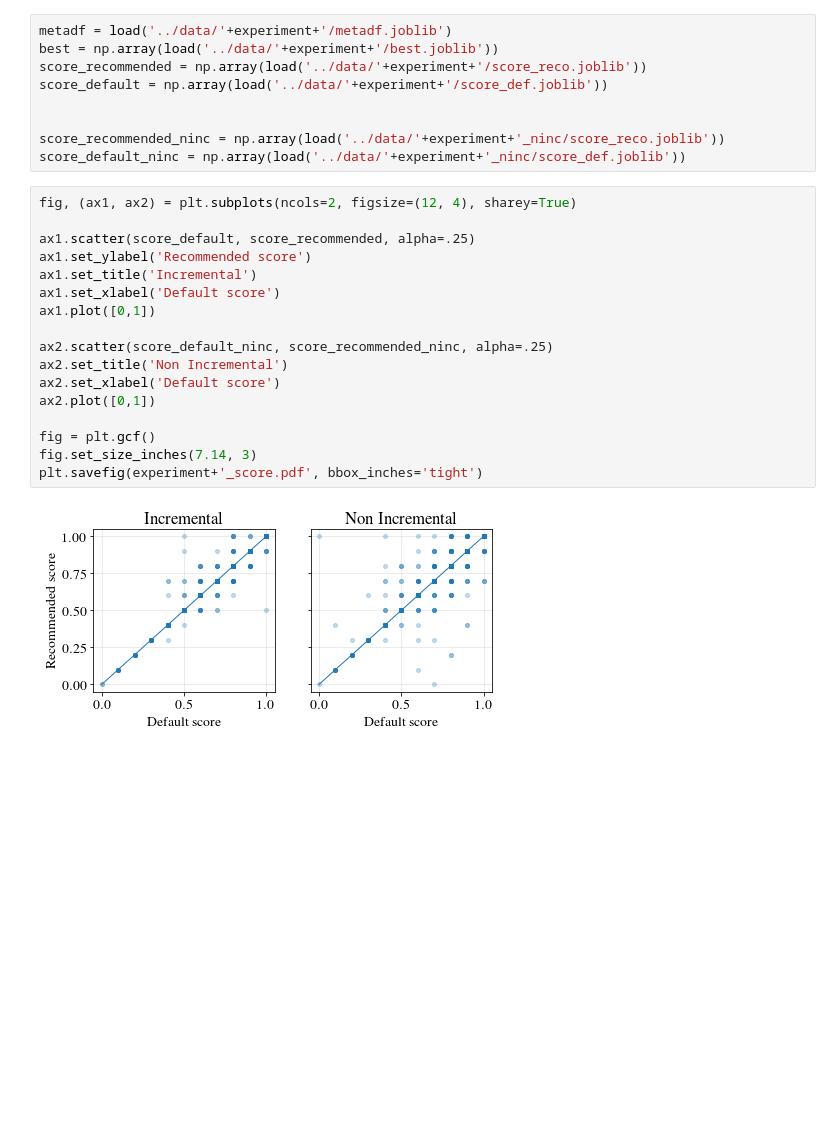
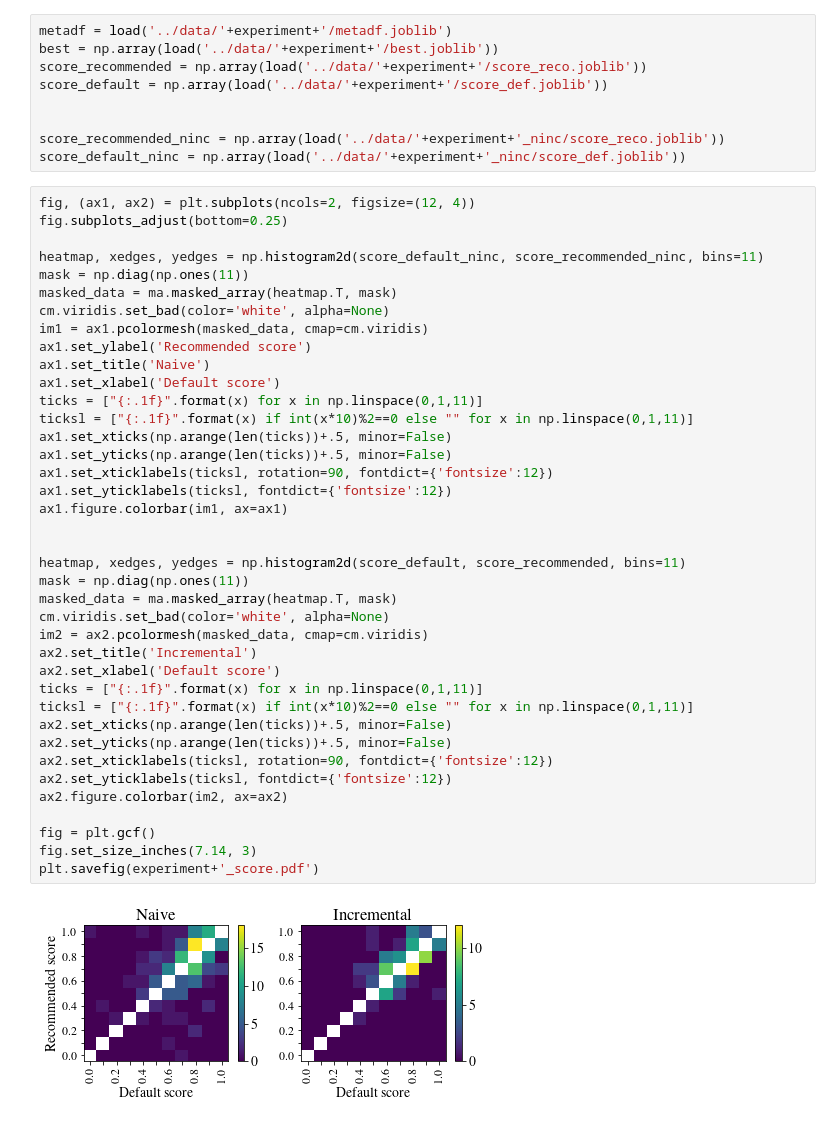
Before and after one commit to maffei2443/meta_experiments, a Jupyter notebook: notebooks/covtype.ipynb, the cells around one changed output. Drawn from its saved outputs; the diff is of its cells as text; blank space fills up the shorter version.

Commit message:
update heatmap

```diff
--- a/notebooks/covtype.ipynb
+++ b/notebooks/covtype.ipynb
@@ -157,22 +158,44 @@ score_default = np.array(load('../data/'+experiment+'/score_def.joblib'))
 
 score_recommended_ninc = np.array(load('../data/'+experiment+'_ninc/score_reco.joblib'))
 score_default_ninc = np.array(load('../data/'+experiment+'_ninc/score_def.joblib'))
-# %%
-fig, (ax1, ax2) = plt.subplots(ncols=2, figsize=(12, 4), sharey=True)
-
-ax1.scatter(score_default, score_recommended, alpha=.25)
-ax1.set_ylabel('Recommended score')
-ax1.set_title('Incremental')
-ax1.set_xlabel('Default score')
-ax1.plot([0,1])
-
-ax2.scatter(score_default_ninc, score_recommended_ninc, alpha=.25)
-ax2.set_title('Non Incremental')
-ax2.set_xlabel('Default score')
-ax2.plot([0,1])
-
-fig = plt.gcf()
-fig.set_size_inches(7.14, 3)
-plt.savefig(experiment+'_score.pdf', bbox_inches='tight')
-# %% [output]
-[figure, removed]
+# %%
+fig, (ax1, ax2) = plt.subplots(ncols=2, figsize=(12, 4))
+fig.subplots_adjust(bottom=0.25)
+
+heatmap, xedges, yedges = np.histogram2d(score_default_ninc, score_recommended_ninc, bins=11)
+mask = np.diag(np.ones(11))
+masked_data = ma.masked_array(heatmap.T, mask)
+cm.viridis.set_bad(color='white', alpha=None)
+im1 = ax1.pcolormesh(masked_data, cmap=cm.viridis)
+ax1.set_ylabel('Recommended score')
+ax1.set_title('Naive')
+ax1.set_xlabel('Default score')
+ticks = ["{:.1f}".format(x) for x in np.linspace(0,1,11)]
+ticksl = ["{:.1f}".format(x) if int(x*10)%2==0 else "" for x in np.linspace(0,1,11)]
+ax1.set_xticks(np.arange(len(ticks))+.5, minor=False)
+ax1.set_yticks(np.arange(len(ticks))+.5, minor=False)
+ax1.set_xticklabels(ticksl, rotation=90, fontdict={'fontsize':12})
+ax1.set_yticklabels(ticksl, fontdict={'fontsize':12})
+ax1.figure.colorbar(im1, ax=ax1)
+
+
+heatmap, xedges, yedges = np.histogram2d(score_default, score_recommended, bins=11)
+mask = np.diag(np.ones(11))
+masked_data = ma.masked_array(heatmap.T, mask)
+cm.viridis.set_bad(color='white', alpha=None)
+im2 = ax2.pcolormesh(masked_data, cmap=cm.viridis)
+ax2.set_title('Incremental')
+ax2.set_xlabel('Default score')
+ticks = ["{:.1f}".format(x) for x in np.linspace(0,1,11)]
+ticksl = ["{:.1f}".format(x) if int(x*10)%2==0 else "" for x in np.linspace(0,1,11)]
+ax2.set_xticks(np.arange(len(ticks))+.5, minor=False)
+ax2.set_yticks(np.arange(len(ticks))+.5, minor=False)
+ax2.set_xticklabels(ticksl, rotation=90, fontdict={'fontsize':12})
+ax2.set_yticklabels(ticksl, fontdict={'fontsize':12})
+ax2.figure.colorbar(im2, ax=ax2)
+
+fig = plt.gcf()
+fig.set_size_inches(7.14, 3)
+plt.savefig(experiment+'_score.pdf')
+# %% [output]
+[figure, added]
```
Also changed, not shown: parts of 3 cells of this notebook, 2 other files.
